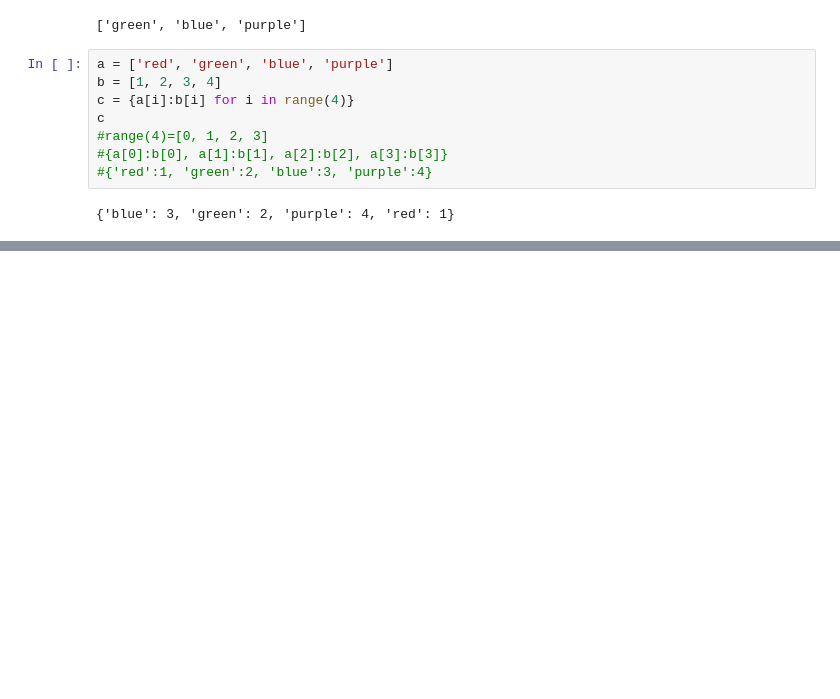
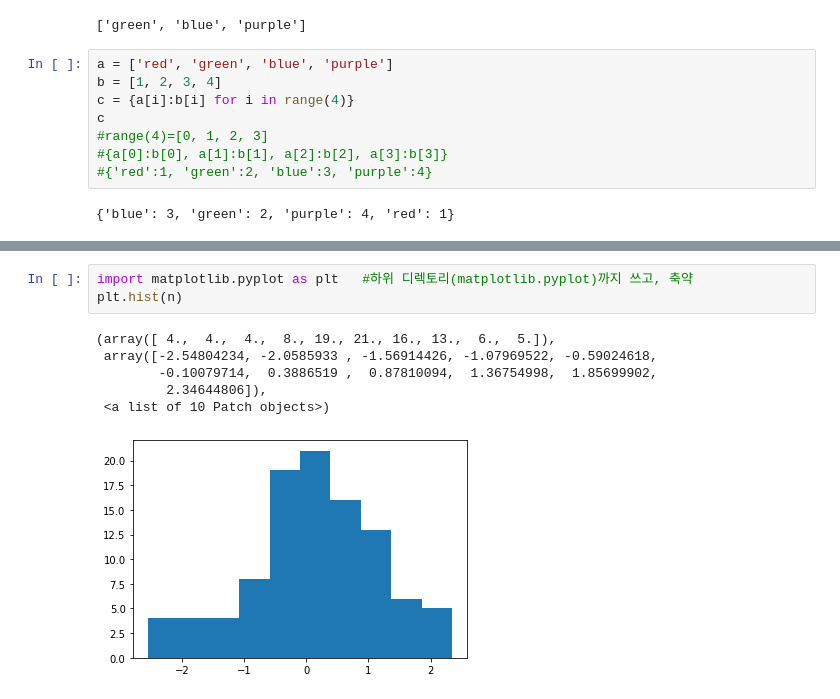
Before and after one commit to iamsorri/class2022Spring, a Jupyter notebook: 20220316.ipynb, the cells around one changed output, grey strips where cells are left out. Cells and saved outputs as stored; diff of their text form; blank space fills up the shorter version.

```diff
--- a/20220316.ipynb
+++ b/20220316.ipynb
@@ -379,0 +446,10 @@ c
+# %%
+import matplotlib.pyplot as plt   #하위 디렉토리(matplotlib.pyplot)까지 쓰고, 축약
+plt.hist(n)
+# %% [output]
+(array([ 4.,  4.,  4.,  8., 19., 21., 16., 13.,  6.,  5.]),
+ array([-2.54804234, -2.0585933 , -1.56914426, -1.07969522, -0.59024618,
+        -0.10079714,  0.3886519 ,  0.87810094,  1.36754998,  1.85699902,
+         2.34644806]),
+ <a list of 10 Patch objects>)
+[figure, added]
```
Also changed, not shown: parts of 18 cells of this notebook.
